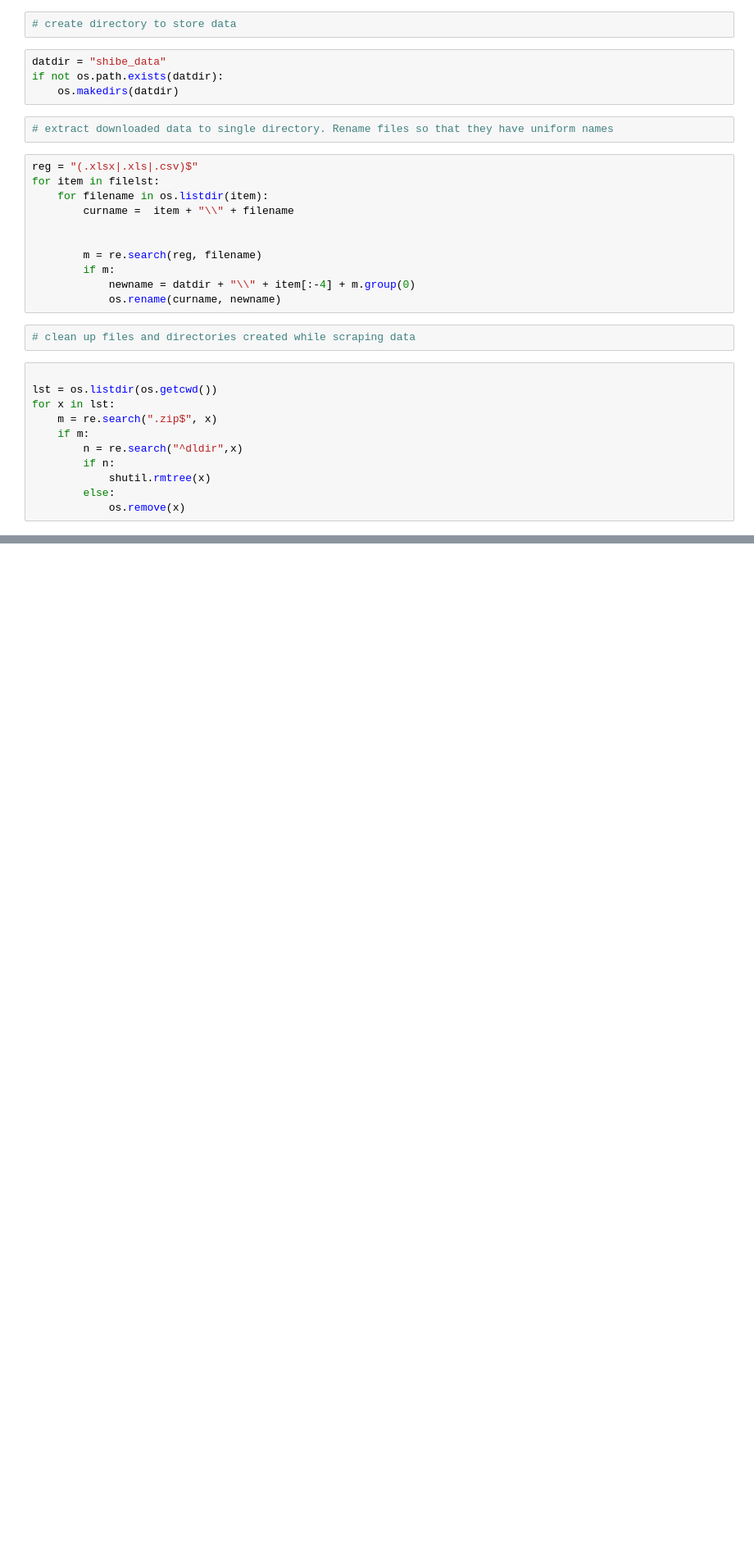
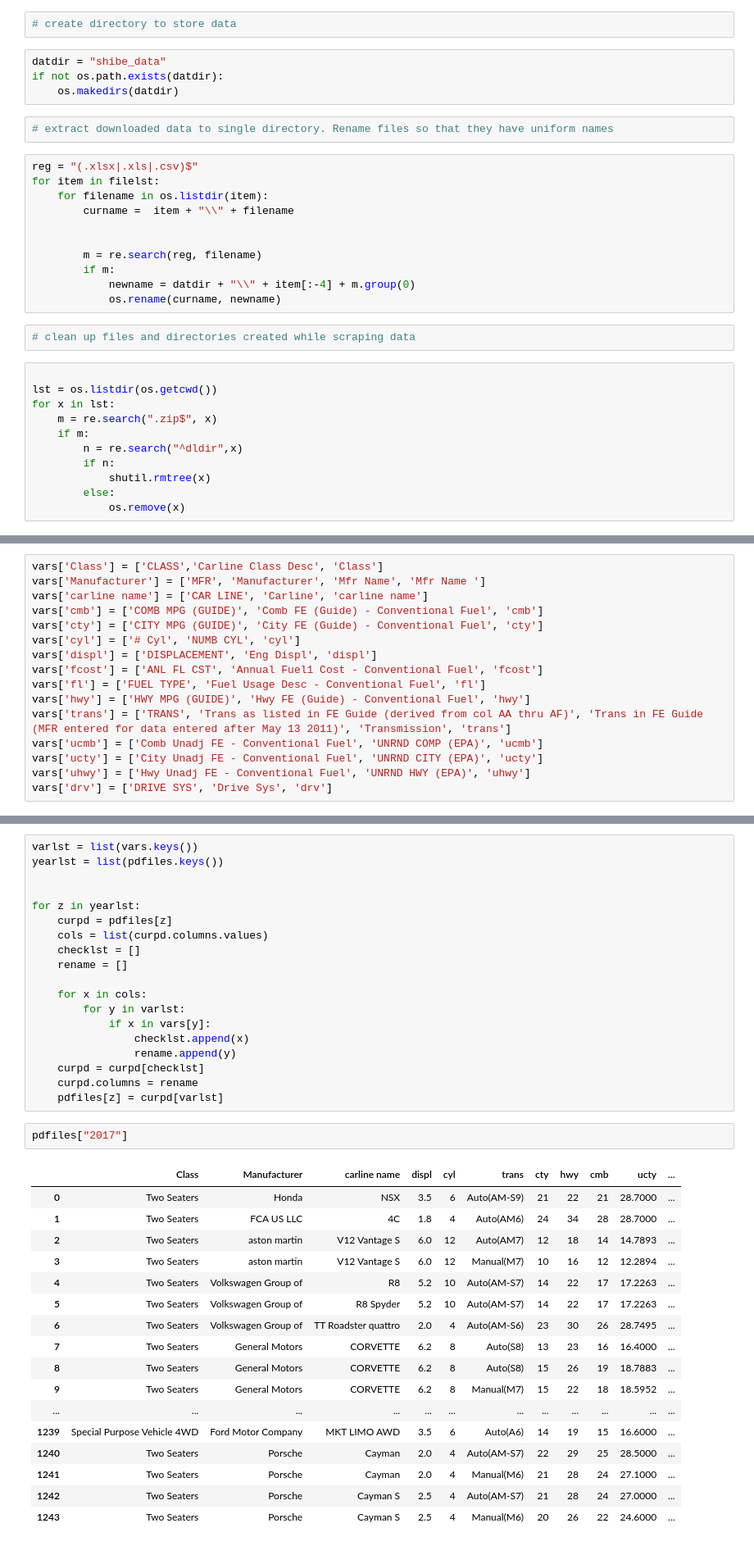
Before and after one commit to chan2017/username.github.io, a Jupyter notebook: scraper.ipynb, the cells around one changed output, grey strips where cells are left out. Shown at 82% size. Drawn from its saved outputs; the diff is of its cells as text; blank space fills up the shorter version.

```diff
--- a/scraper.ipynb
+++ b/scraper.ipynb
@@ -86,0 +109,16 @@ for x in lst:
+# %%
+vars['Class'] = ['CLASS','Carline Class Desc', 'Class']
+vars['Manufacturer'] = ['MFR', 'Manufacturer', 'Mfr Name', 'Mfr Name ']
+vars['carline name'] = ['CAR LINE', 'Carline', 'carline name']
+vars['cmb'] = ['COMB MPG (GUIDE)', 'Comb FE (Guide) - Conventional Fuel', 'cmb']
+vars['cty'] = ['CITY MPG (GUIDE)', 'City FE (Guide) - Conventional Fuel', 'cty']
+vars['cyl'] = ['# Cyl', 'NUMB CYL', 'cyl']
+vars['displ'] = ['DISPLACEMENT', 'Eng Displ', 'displ']
+vars['fcost'] = ['ANL FL CST', 'Annual Fuel1 Cost - Conventional Fuel', 'fcost']
+vars['fl'] = ['FUEL TYPE', 'Fuel Usage Desc - Conventional Fuel', 'fl']
+vars['hwy'] = ['HWY MPG (GUIDE)', 'Hwy FE (Guide) - Conventional Fuel', 'hwy']
+vars['trans'] = ['TRANS', 'Trans as listed in FE Guide (derived from col AA thru AF)', 'Trans in FE Guide (MFR entered for data entered after May 13 2011)', 'Transmission', 'trans']
+vars['ucmb'] = ['Comb Unadj FE - Conventional Fuel', 'UNRND COMP (EPA)', 'ucmb']
+vars['ucty'] = ['City Unadj FE - Conventional Fuel', 'UNRND CITY (EPA)', 'ucty']
+vars['uhwy'] = ['Hwy Unadj FE - Conventional Fuel', 'UNRND HWY (EPA)', 'uhwy']
+vars['drv'] = ['DRIVE SYS', 'Drive Sys', 'drv']
@@ -86,0 +128,39 @@ for x in lst:
+# %%
+varlst = list(vars.keys())
+yearlst = list(pdfiles.keys())
+
+
+for z in yearlst:
+    curpd = pdfiles[z]
+    cols = list(curpd.columns.values)
+    checklst = []
+    rename = []
+
+    for x in cols:
+        for y in varlst:
+            if x in vars[y]:
+                checklst.append(x)
+                rename.append(y)
+    curpd = curpd[checklst]
+    curpd.columns = rename
+    pdfiles[z] = curpd[varlst]
+# %%
+pdfiles["2017"]
+# %% [output]
+|  | Class | Manufacturer | carline name | displ | cyl | trans | cty | hwy | cmb | ucty | ... |
+| 0 | Two Seaters | Honda | NSX | 3.5 | 6 | Auto(AM-S9) | 21 | 22 | 21 | 28.7000 | ... |
+| 1 | Two Seaters | FCA US LLC | 4C | 1.8 | 4 | Auto(AM6) | 24 | 34 | 28 | 28.7000 | ... |
+| 2 | Two Seaters | aston martin | V12 Vantage S | 6.0 | 12 | Auto(AM7) | 12 | 18 | 14 | 14.7893 | ... |
+| 3 | Two Seaters | aston martin | V12 Vantage S | 6.0 | 12 | Manual(M7) | 10 | 16 | 12 | 12.2894 | ... |
+| 4 | Two Seaters | Volkswagen Group of | R8 | 5.2 | 10 | Auto(AM-S7) | 14 | 22 | 17 | 17.2263 | ... |
+| 5 | Two Seaters | Volkswagen Group of | R8 Spyder | 5.2 | 10 | Auto(AM-S7) | 14 | 22 | 17 | 17.2263 | ... |
+| 6 | Two Seaters | Volkswagen Group of | TT Roadster quattro | 2.0 | 4 | Auto(AM-S6) | 23 | 30 | 26 | 28.7495 | ... |
+| 7 | Two Seaters | General Motors | CORVETTE | 6.2 | 8 | Auto(S8) | 13 | 23 | 16 | 16.4000 | ... |
+| 8 | Two Seaters | General Motors | CORVETTE | 6.2 | 8 | Auto(S8) | 15 | 26 | 19 | 18.7883 | ... |
+| 9 | Two Seaters | General Motors | CORVETTE | 6.2 | 8 | Manual(M7) | 15 | 22 | 18 | 18.5952 | ... |
+| ... | ... | ... | ... | ... | ... | ... | ... | ... | ... | ... | ... |
+| 1239 | Special Purpose Vehicle 4WD | Ford Motor Company | MKT LIMO AWD | 3.5 | 6 | Auto(A6) | 14 | 19 | 15 | 16.6000 | ... |
+| 1240 | Two Seaters | Porsche | Cayman | 2.0 | 4 | Auto(AM-S7) | 22 | 29 | 25 | 28.5000 | ... |
+| 1241 | Two Seaters | Porsche | Cayman | 2.0 | 4 | Manual(M6) | 21 | 28 | 24 | 27.1000 | ... |
+| 1242 | Two Seaters | Porsche | Cayman S | 2.5 | 4 | Auto(AM-S7) | 21 | 28 | 24 | 27.0000 | ... |
+| 1243 | Two Seaters | Porsche | Cayman S | 2.5 | 4 | Manual(M6) | 20 | 26 | 22 | 24.6000 | ... |
```
Also changed, not shown: parts of 6 cells of this notebook.
